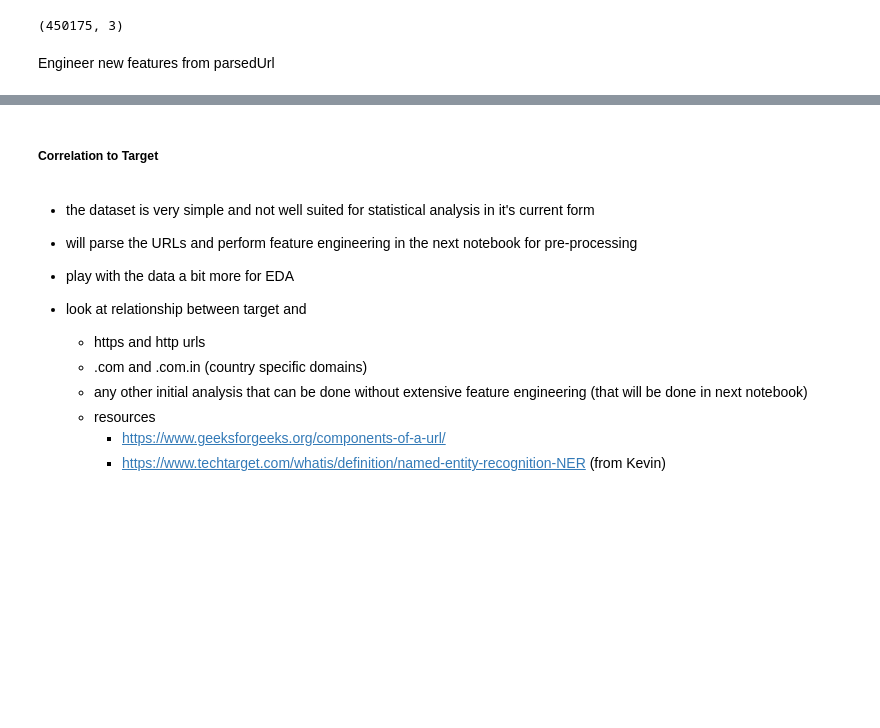
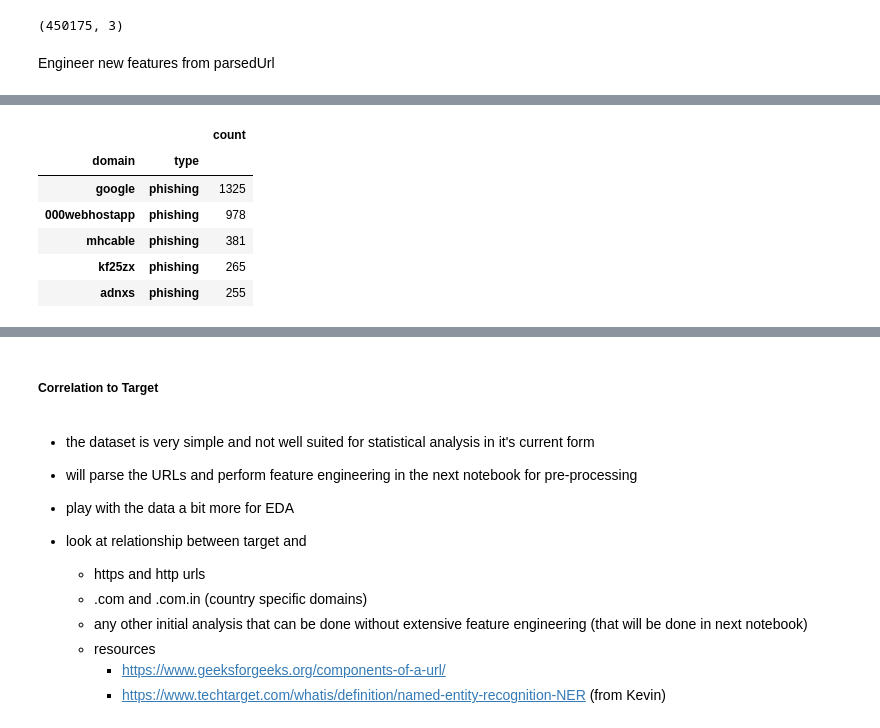
Before and after one commit to mdgarber/DetectPhishURL, a Jupyter notebook: DetectPhishURL/notebooks/detectPhishUrl.ipynb, the cells around one changed output, grey strips where cells are left out. Cells and saved outputs as stored; diff of their text form; code cells hidden in the pictures; blank space fills up the shorter version.

```diff
--- a/DetectPhishURL/notebooks/detectPhishUrl.ipynb
+++ b/DetectPhishURL/notebooks/detectPhishUrl.ipynb
@@ -362,0 +366,11 @@ memory usage: 23.0+ MB
+# %%
+# Top phishing domains
+pd.DataFrame(urlData[['domain', 'type']].loc[isPhishIdx].value_counts()).head()
+# %% [output]
+|  |  | count |
+| domain | type |  |
+| google | phishing | 1325 |
+| 000webhostapp | phishing | 978 |
+| mhcable | phishing | 381 |
+| kf25zx | phishing | 265 |
+| adnxs | phishing | 255 |
```
Also changed, not shown: parts of 7 cells of this notebook.
